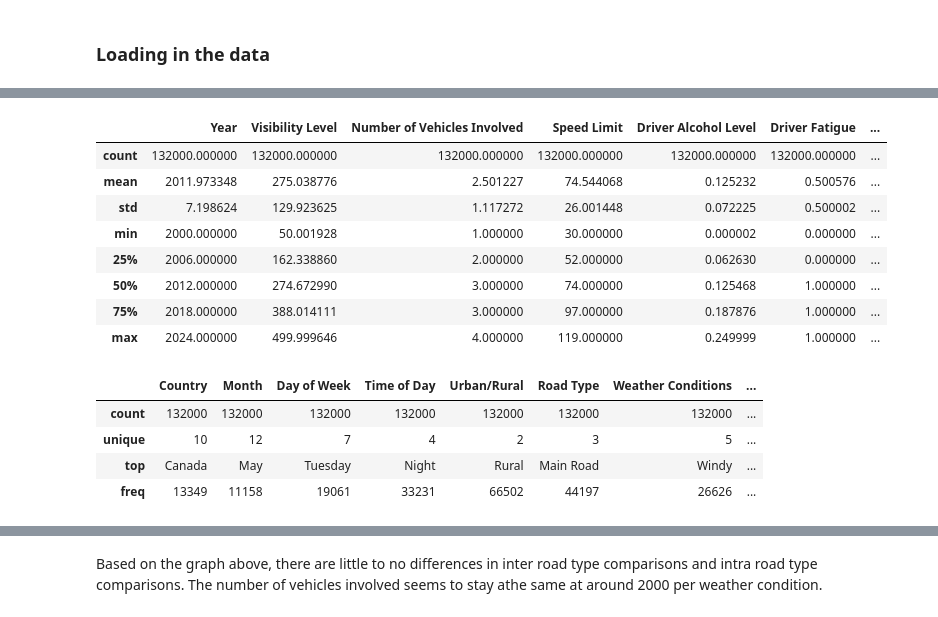
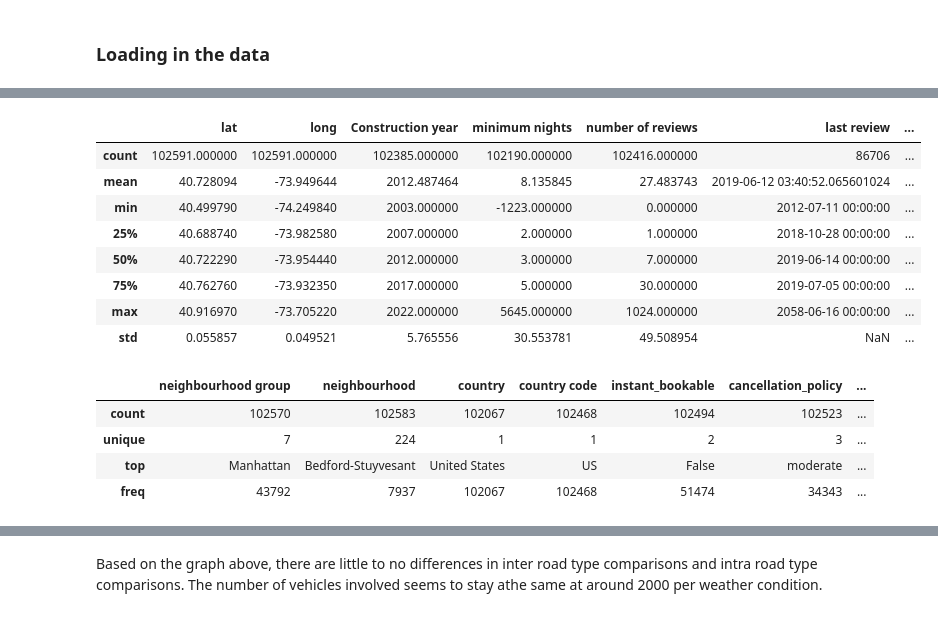
Before and after one commit to erhanjaved/airbnb, a Jupyter notebook: analysis/Aaron/analysis3.ipynb, the cells around one changed output, grey strips where cells are left out. Drawn from its saved outputs; the diff is of its cells as text; code cells hidden in the pictures.

```diff
--- a/analysis/Aaron/analysis3.ipynb
+++ b/analysis/Aaron/analysis3.ipynb
@@ -73,20 +73,20 @@ memory usage: 30.2+ MB
-# %%
-accidents.describe()
-# %% [output]
-|  | Year | Visibility Level | Number of Vehicles Involved | Speed Limit | Driver Alcohol Level | Driver Fatigue | ... |
-| count | 132000.000000 | 132000.000000 | 132000.000000 | 132000.000000 | 132000.000000 | 132000.000000 | ... |
-| mean | 2011.973348 | 275.038776 | 2.501227 | 74.544068 | 0.125232 | 0.500576 | ... |
-| std | 7.198624 | 129.923625 | 1.117272 | 26.001448 | 0.072225 | 0.500002 | ... |
-| min | 2000.000000 | 50.001928 | 1.000000 | 30.000000 | 0.000002 | 0.000000 | ... |
-| 25% | 2006.000000 | 162.338860 | 2.000000 | 52.000000 | 0.062630 | 0.000000 | ... |
-| 50% | 2012.000000 | 274.672990 | 3.000000 | 74.000000 | 0.125468 | 1.000000 | ... |
-| 75% | 2018.000000 | 388.014111 | 3.000000 | 97.000000 | 0.187876 | 1.000000 | ... |
-| max | 2024.000000 | 499.999646 | 4.000000 | 119.000000 | 0.249999 | 1.000000 | ... |
-# %%
-accidents.describe(include=['object'])
-# %% [output]
-|  | Country | Month | Day of Week | Time of Day | Urban/Rural | Road Type | Weather Conditions | ... |
-| count | 132000 | 132000 | 132000 | 132000 | 132000 | 132000 | 132000 | ... |
-| unique | 10 | 12 | 7 | 4 | 2 | 3 | 5 | ... |
-| top | Canada | May | Tuesday | Night | Rural | Main Road | Windy | ... |
-| freq | 13349 | 11158 | 19061 | 33231 | 66502 | 44197 | 26626 | ... |
+# %%
+data.describe().drop(columns=['id', 'host id'])
+# %% [output]
+|  | lat | long | Construction year | minimum nights | number of reviews | last review | ... |
+| count | 102591.000000 | 102591.000000 | 102385.000000 | 102190.000000 | 102416.000000 | 86706 | ... |
+| mean | 40.728094 | -73.949644 | 2012.487464 | 8.135845 | 27.483743 | 2019-06-12 03:40:52.065601024 | ... |
+| min | 40.499790 | -74.249840 | 2003.000000 | -1223.000000 | 0.000000 | 2012-07-11 00:00:00 | ... |
+| 25% | 40.688740 | -73.982580 | 2007.000000 | 2.000000 | 1.000000 | 2018-10-28 00:00:00 | ... |
+| 50% | 40.722290 | -73.954440 | 2012.000000 | 3.000000 | 7.000000 | 2019-06-14 00:00:00 | ... |
+| 75% | 40.762760 | -73.932350 | 2017.000000 | 5.000000 | 30.000000 | 2019-07-05 00:00:00 | ... |
+| max | 40.916970 | -73.705220 | 2022.000000 | 5645.000000 | 1024.000000 | 2058-06-16 00:00:00 | ... |
+| std | 0.055857 | 0.049521 | 5.765556 | 30.553781 | 49.508954 | NaN | ... |
+# %%
+data.describe(include=['object']).drop(columns=['NAME', 'host_identity_verified', 'host name'])
+# %% [output]
+|  | neighbourhood group | neighbourhood | country | country code | instant_bookable | cancellation_policy | ... |
+| count | 102570 | 102583 | 102067 | 102468 | 102494 | 102523 | ... |
+| unique | 7 | 224 | 1 | 1 | 2 | 3 | ... |
+| top | Manhattan | Bedford-Stuyvesant | United States | US | False | moderate | ... |
+| freq | 43792 | 7937 | 102067 | 102468 | 51474 | 34343 | ... |
```
Also changed, not shown: parts of 8 cells of this notebook.
